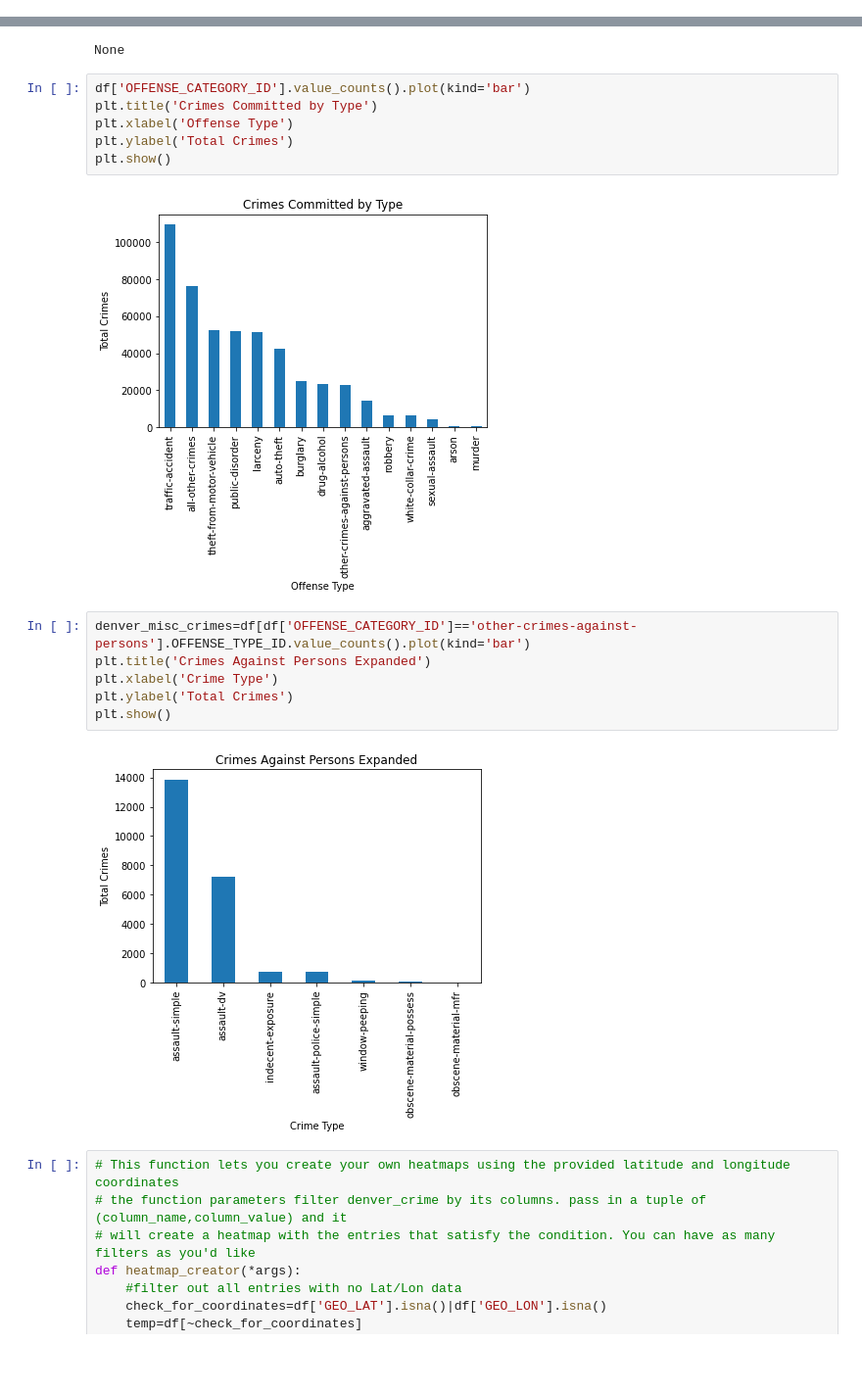
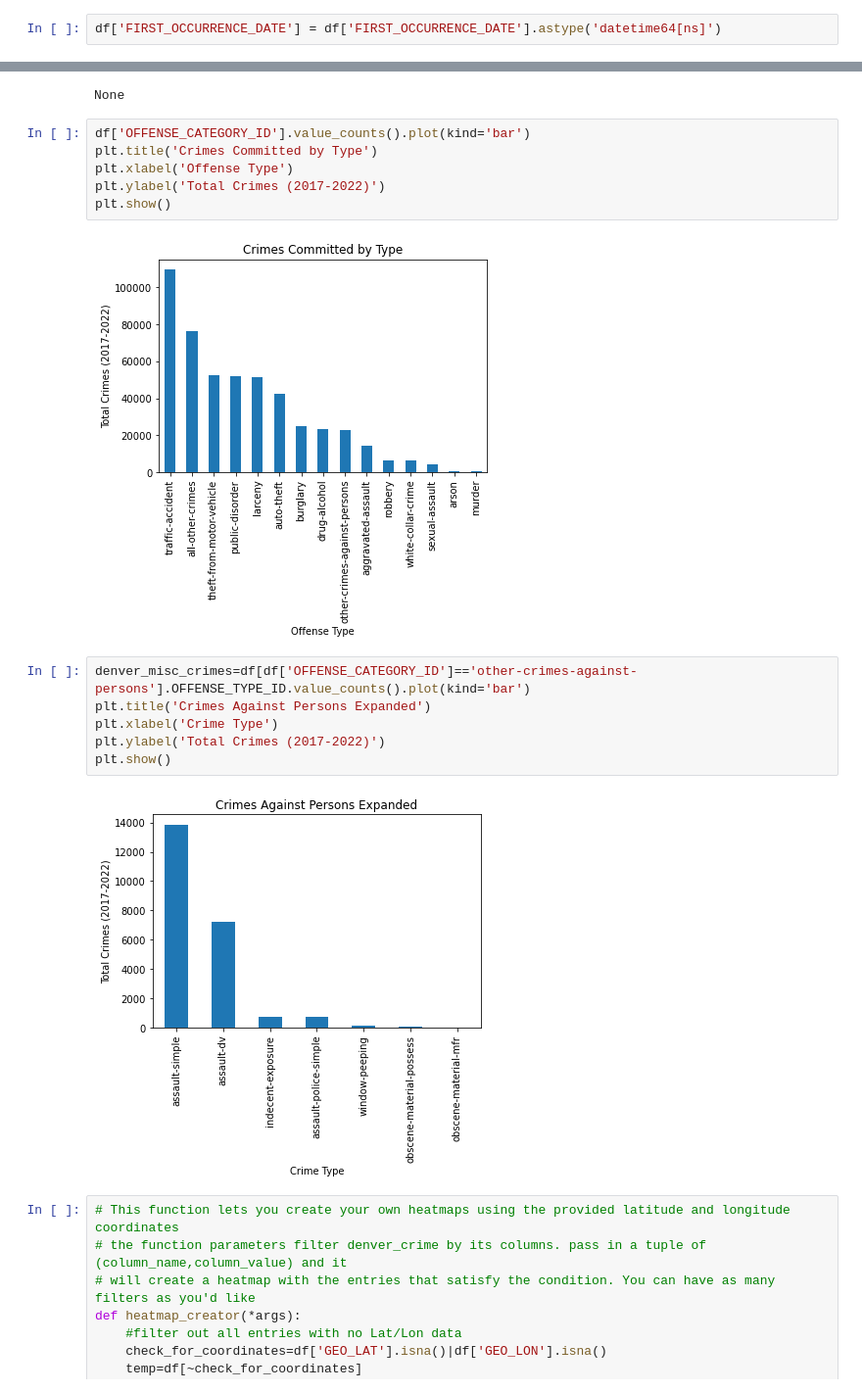
Before and after one commit to anzhelikasuchkova/Movie-Recommendation-Project, a Jupyter notebook: Crime_Data_Practice.ipynb, the cells around one changed output, grey strips where cells are left out. Shown at 98% size. Drawn from its saved outputs; the diff is of its cells as text; blank space fills up the shorter version.

```diff
--- a/Crime_Data_Practice.ipynb
+++ b/Crime_Data_Practice.ipynb
@@ -35,3 +38,5 @@ df.head(50)
 | 47 | 20225000008 | 20225000008299901 | 2999 | 1 | criminal-mischief-mtr-veh | public-disorder | ... |
 | 48 | 20226000333 | 20226000333299901 | 2999 | 1 | criminal-mischief-mtr-veh | public-disorder | ... |
 | 49 | 20226000334 | 20226000334299901 | 2999 | 1 | criminal-mischief-mtr-veh | public-disorder | ... |
+# %%
+df['FIRST_OCCURRENCE_DATE'] = df['FIRST_OCCURRENCE_DATE'].astype('datetime64[ns]')
@@ -100,19 +113,19 @@ None
 # %%
 df['OFFENSE_CATEGORY_ID'].value_counts().plot(kind='bar')
 plt.title('Crimes Committed by Type')
 plt.xlabel('Offense Type')
-plt.ylabel('Total Crimes')
+plt.ylabel('Total Crimes (2017-2022)')
 plt.show()
 # %% [output]
-[figure, old version]
+[figure, new version]
 # %%
 denver_misc_crimes=df[df['OFFENSE_CATEGORY_ID']=='other-crimes-against-persons'].OFFENSE_TYPE_ID.value_counts().plot(kind='bar')
 plt.title('Crimes Against Persons Expanded')
 plt.xlabel('Crime Type')
-plt.ylabel('Total Crimes')
+plt.ylabel('Total Crimes (2017-2022)')
 plt.show()
 # %% [output]
-[figure, old version]
+[figure, new version]
 # %%
 # This function lets you create your own heatmaps using the provided latitude and longitude coordinates
 # the function parameters filter denver_crime by its columns. pass in a tuple of (column_name,column_value) and it
```
Also changed, not shown: parts of 3 cells of this notebook.
